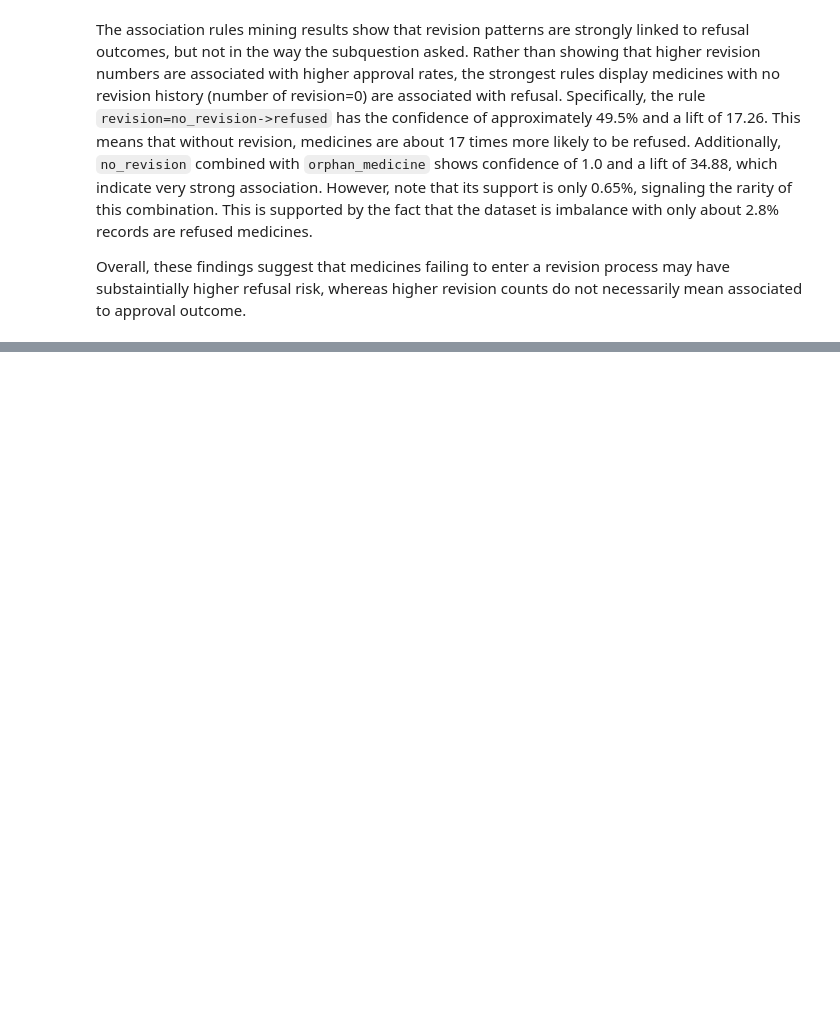
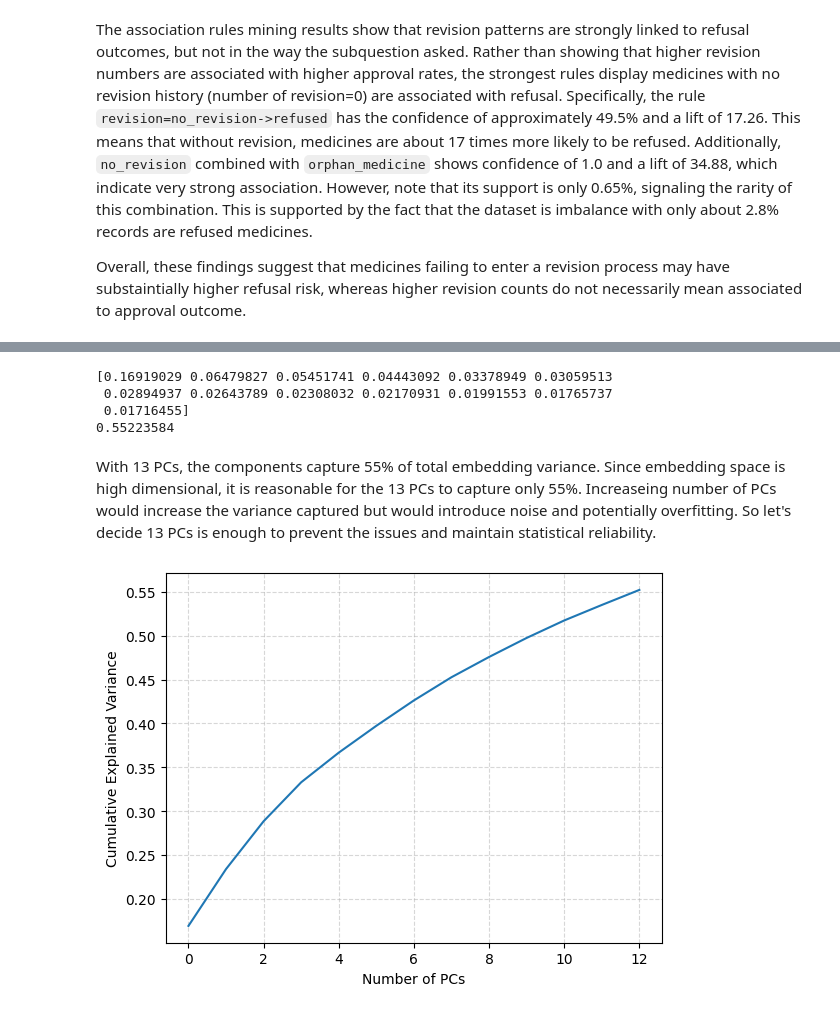
Before and after one commit to SChamnan/ba820-unsupervised-ml-team10-project, a Jupyter notebook: Chamnan_Suon_M4_European_Drugs_Development.ipynb, the cells around one changed output, grey strips where cells are left out. Cells and saved outputs as stored; diff of their text form; code cells hidden in the pictures; blank space fills up the shorter version.

```diff
--- a/Chamnan_Suon_M4_European_Drugs_Development.ipynb
+++ b/Chamnan_Suon_M4_European_Drugs_Development.ipynb
@@ -713,0 +912,18 @@ Overall, these findings suggest that medicines failing to enter a revision proce
+# %%
+# Create text embeddings
+from sentence_transformers import SentenceTransformer
+
+# Load the pretrained Sentence Transformer model
+model = SentenceTransformer("all-MiniLM-L6-v2")
+
+# Text to encode
+drugs_df["therapeutic_text"] = drugs_df["therapeutic_area"].astype(str)
+
+# Calculate embeddings by calling model.encode()
+# the progress bar can be opt out
+embeddings = model.encode(drugs_df["therapeutic_text"].tolist())
+
+X_embed = np.array(embeddings)
+
+# Check total number of dimensions
+X_embed.shape
@@ -713,0 +963,10 @@ Overall, these findings suggest that medicines failing to enter a revision proce
+# %%
+# import package for PCA
+from sklearn.decomposition import PCA
+
+# create a model with 13 PCs
+pca = PCA(n_components=13, random_state=42)
+X_pca = pca.fit_transform(X_embed)
+
+for i in range(13):
+  drugs_df[f"thera_pc_{i}"] = X_pca[:, i]
@@ -713,0 +983,20 @@ Overall, these findings suggest that medicines failing to enter a revision proce
+# %%
+# Check how much variance PCs explain
+print(pca.explained_variance_ratio_)
+print(pca.explained_variance_ratio_.sum())
+# %% [output]
+[0.16919029 0.06479827 0.05451741 0.04443092 0.03378949 0.03059513
+ 0.02894937 0.02643789 0.02308032 0.02170931 0.01991553 0.01765737
+ 0.01716455]
+0.55223584
+# %% [markdown]
+With 13 PCs, the components capture 55% of total embedding variance. Since embedding space is high dimensional, it is reasonable for the 13 PCs to capture only 55%. Increaseing number of PCs would increase the variance captured but would introduce noise and potentially overfitting. So let's decide 13 PCs is enough to prevent the issues and maintain statistical reliability.
+# %%
+# Scree plot showing explained variance by different number of PCs
+plt.plot(pca.explained_variance_ratio_.cumsum())
+plt.xlabel("Number of PCs")
+plt.ylabel("Cumulative Explained Variance")
+plt.grid(True, linestyle='--', alpha=0.5)
+plt.show()
+# %% [output]
+[figure, added]
```
Also changed, not shown: parts of 32 cells of this notebook.
